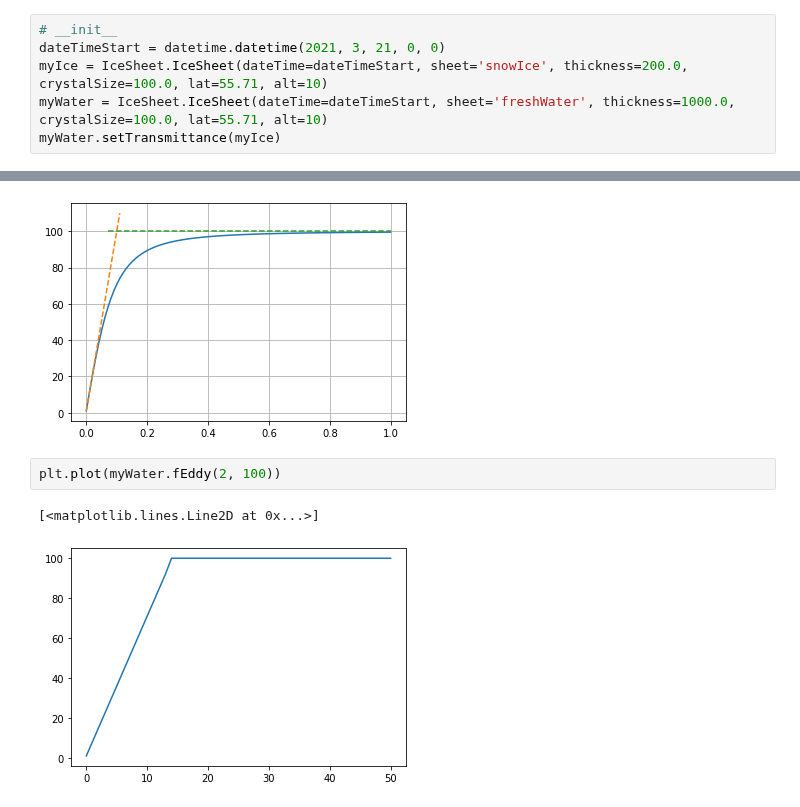
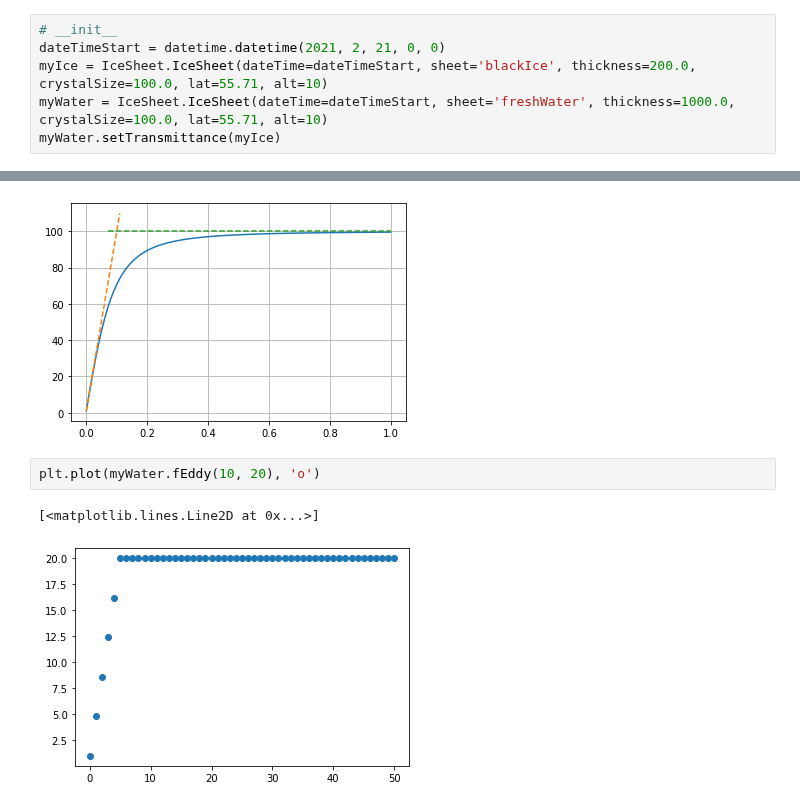
Before and after one commit to Henrikum/skrinning-stuff, a Jupyter notebook: notebooks/skrinning stuff.ipynb, the cells around one changed output, grey strips where cells are left out. Saved outputs shown, nothing was run; the diff lists cells and outputs as text.

```diff
--- a/notebooks/skrinning stuff.ipynb
+++ b/notebooks/skrinning stuff.ipynb
@@ -76,8 +76,8 @@ plt.grid()
 ### Simulate a Day or Two
 # %%
 # __init__
-dateTimeStart = datetime.datetime(2021, 3, 21, 0, 0)
-myIce = IceSheet.IceSheet(dateTime=dateTimeStart, sheet='snowIce', thickness=200.0, crystalSize=100.0, lat=55.71, alt=10)
+dateTimeStart = datetime.datetime(2021, 2, 21, 0, 0)
+myIce = IceSheet.IceSheet(dateTime=dateTimeStart, sheet='blackIce', thickness=200.0, crystalSize=100.0, lat=55.71, alt=10)
 myWater = IceSheet.IceSheet(dateTime=dateTimeStart, sheet='freshWater', thickness=1000.0, crystalSize=100.0, lat=55.71, alt=10)
 myWater.setTransmittance(myIce)
 # %% [output]
@@ -274,7 +274,7 @@ plt.grid()
 0.1
 [figure]
 # %%
-plt.plot(myWater.fEddy(2, 100))
+plt.plot(myWater.fEddy(10, 20), 'o')
 # %% [output]
 [<matplotlib.lines.Line2D at 0x...>]
-[figure, old version]
+[figure, new version]
```
Also changed, not shown: parts of 6 cells of this notebook, 1 other file.
